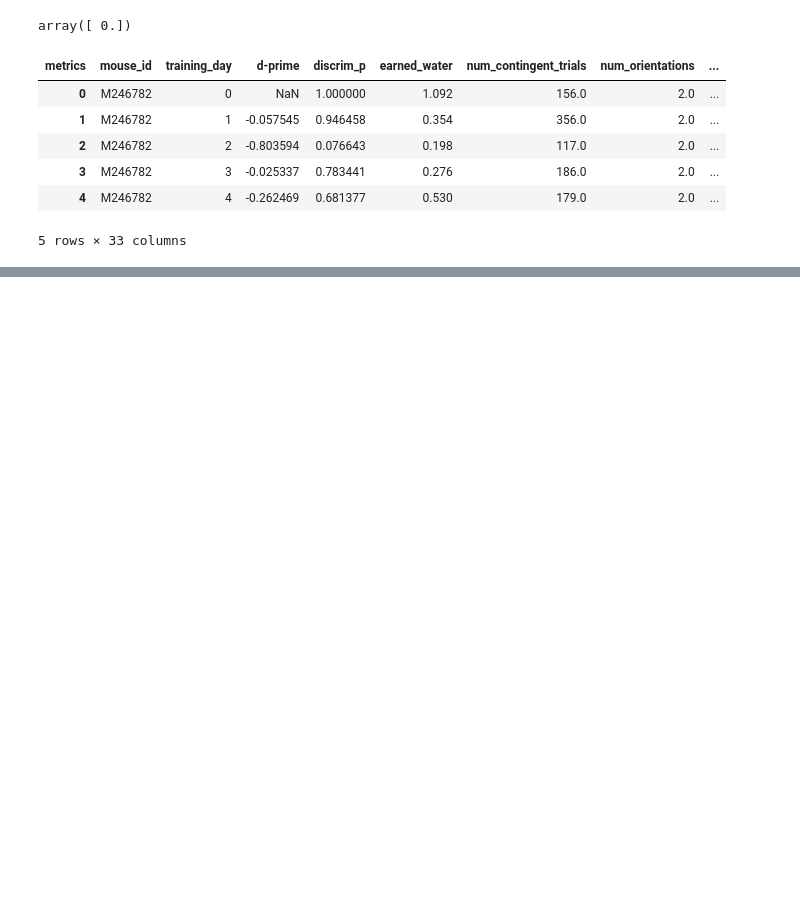
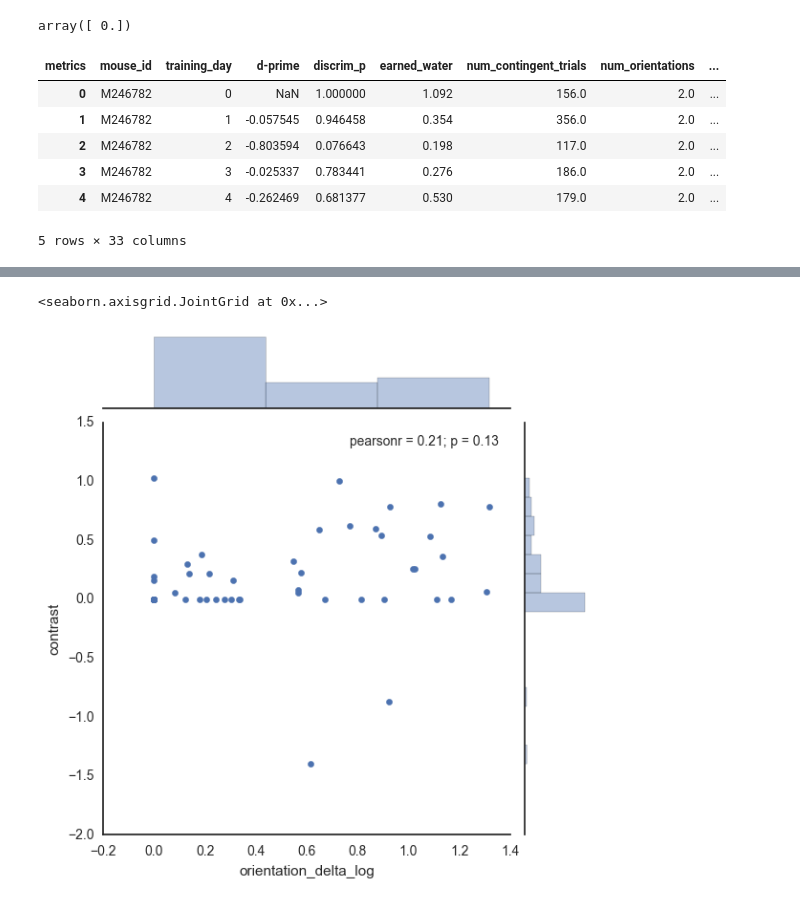
Before and after one commit to AllenInstitute/visual_behavior_analysis, a Jupyter notebook: notebooks/2016.10.19 - Modelling Strategy.ipynb, the cells around one changed output, grey strips where cells are left out. Saved outputs shown, nothing was run; the diff lists cells and outputs as text; code cells hidden in the pictures; blank space fills up the shorter version.

```diff
--- a/notebooks/2016.10.19 - Modelling Strategy.ipynb
+++ b/notebooks/2016.10.19 - Modelling Strategy.ipynb
@@ -774,0 +769,7 @@ with sns.color_palette('Blues'):
+# %%
+mask = (~pd.isnull(strategy.contrast))
+# %%
+sns.jointplot('orientation_delta_log','contrast',data=strategy[mask])
+# %% [output]
+<seaborn.axisgrid.JointGrid at 0x...>
+[figure, added]
```
Also changed, not shown: parts of 37 cells of this notebook, 1 other file.
